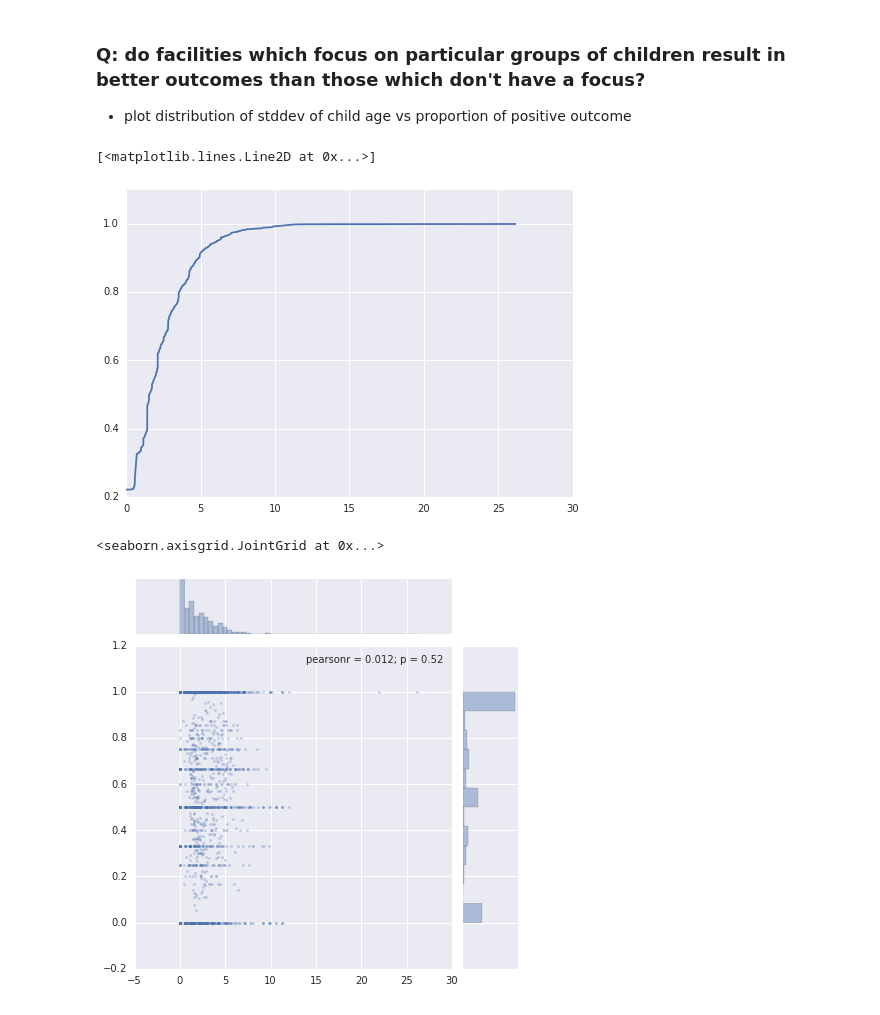
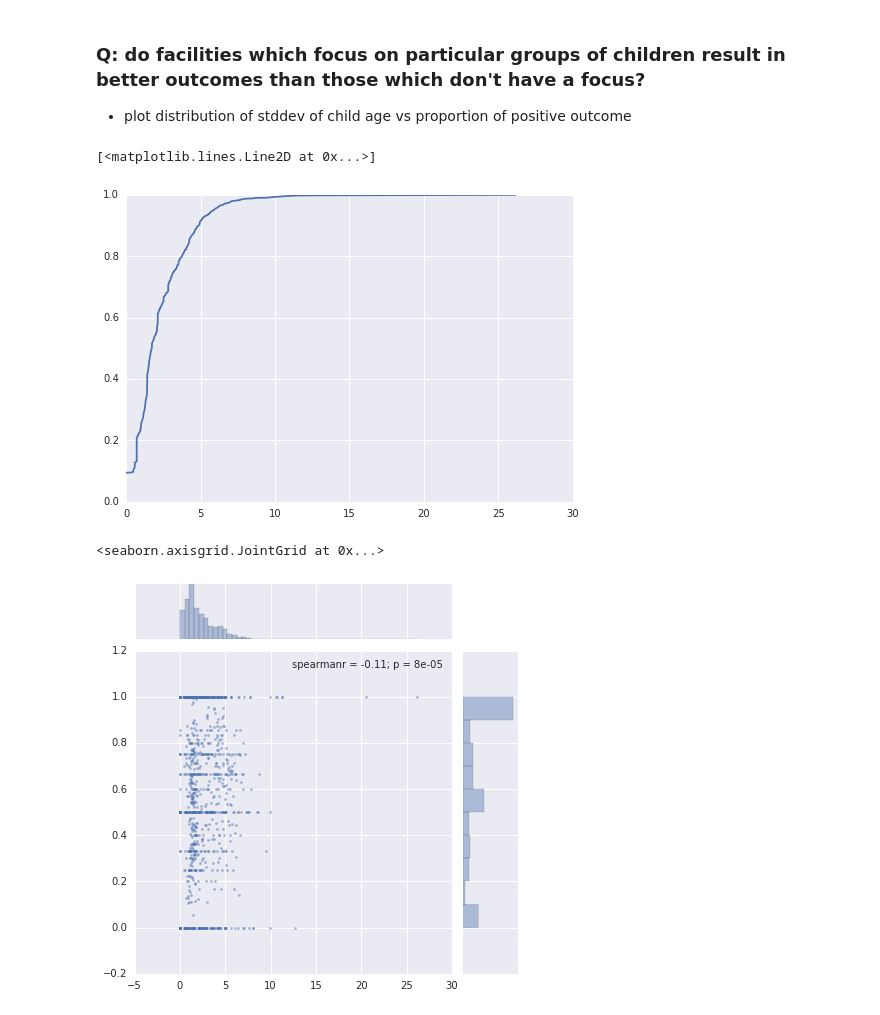
Before and after one commit to rachelauryn/FosterCareMobility, a Jupyter notebook: python/facility-vis.ipynb, the cells around one changed output. Saved outputs shown, nothing was run; the diff lists cells and outputs as text; code cells hidden in the pictures.

Commit message:
remove Kinship Care

```diff
--- a/python/facility-vis.ipynb
+++ b/python/facility-vis.ipynb
@@ -13,5 +17,7 @@ data_dir= '../'
 # %%
 merged = pd.read_csv(os.path.join(data_dir, 'final_merge_minus_abscondence_with_desirability.csv'))
+merged = merged[merged.ANALYSIS_CARETYPE != 'Kinship Care']
+# merged = merged[merged.ANALYSIS_CARETYPE == 'Congregate Care']
 # providers = pd.read_csv(os.path.join(data_dir, 'providers_clean.csv'))
 # %%
 fids = merged.FACILITY_ID
@@ -34,9 +37,10 @@ for row_idx in merged.index:
 # %%
 for fid, d in by_fid.items():
     row_idxs = d['row_idxs']
-    d['placements'] = merged.iloc[row_idxs]
-    d['age_std'] = d['placements'].PLM.std()
+    d['placements'] = merged.loc[row_idxs]
+    d['age_std'] = d['placements'].PLMT_AGE.std()
     d['mean_outcome'] = d['placements'].outcome.mean()
+    d['n_children'] = len(d['placements'].outcome)
 # %%
 age_stds = np.array([d['age_std'] for d in by_fid.values()])
 age_std_cdf = lv.get_cdf(age_stds)
@@ -44,11 +48,11 @@ age_std_cdf = lv.get_cdf(age_stds)
 plt.plot(age_std_cdf.index, age_std_cdf)
 # %% [output]
 [<matplotlib.lines.Line2D at 0x...>]
-[figure, old version]
+[figure, new version]
 # %%
 mean_outcomes = np.array([d['mean_outcome'] for d in by_fid.values()])
-sns.jointplot(age_stds, mean_outcomes, alpha=0.3, marker='.')
+sns.jointplot(age_stds, mean_outcomes, alpha=0.5, marker='.', stat_func=spearmanr)
 # sns.jointplot(age_stds, mean_outcomes, kind='hex')
 # %% [output]
 <seaborn.axisgrid.JointGrid at 0x...>
-[figure, old version]
+[figure, new version]
```
Also changed, not shown: parts of 6 cells of this notebook.
